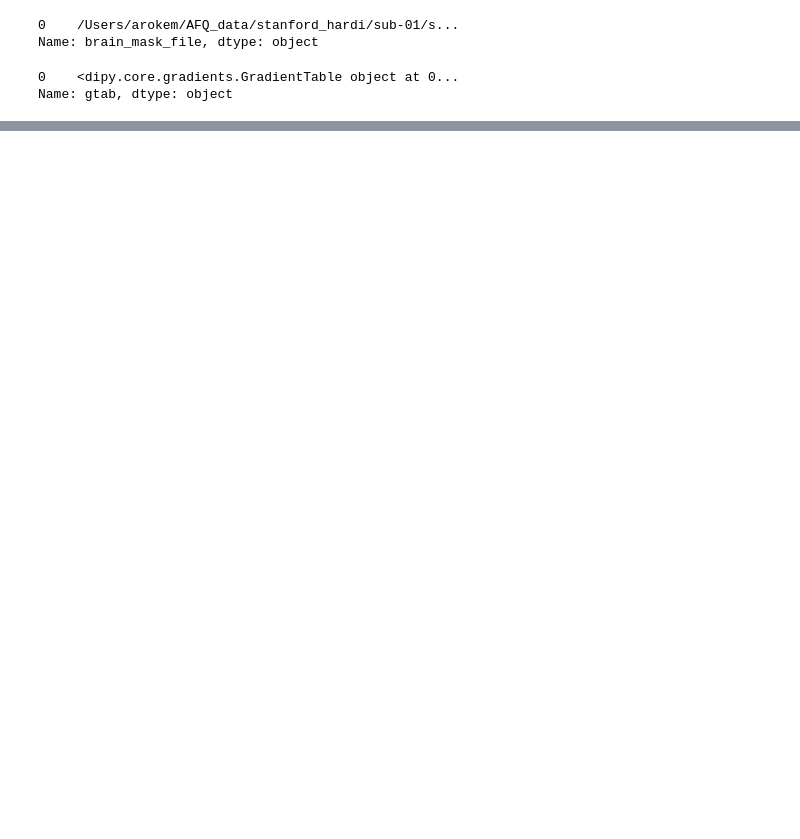
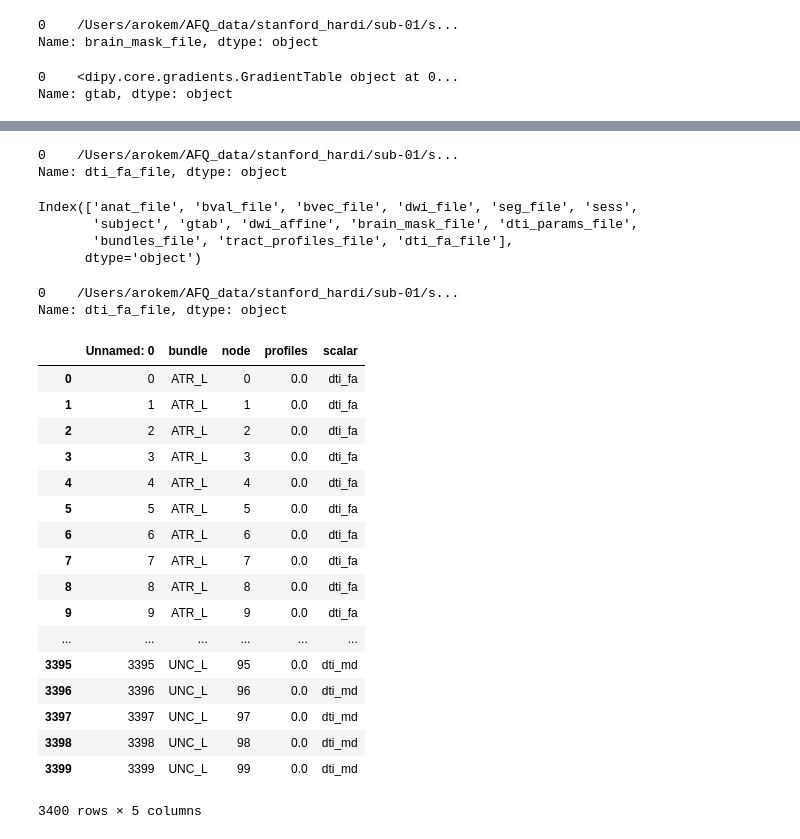
Before and after one commit to yeatmanlab/pyAFQ, a Jupyter notebook: doc/notebooks/afq-stanford-data.ipynb, the cells around one changed output, grey strips where cells are left out. Saved outputs shown, nothing was run; the diff lists cells and outputs as text; code cells hidden in the pictures; blank space fills up the shorter version.

Commit message:
Extract tract profiles into a CSV file.

```diff
--- a/doc/notebooks/afq-stanford-data.ipynb
+++ b/doc/notebooks/afq-stanford-data.ipynb
@@ -20,7 +20,8 @@ op.join(afd.afq_home, 'stanford_hard')
 # %% [output]
 '/Users/arokem/AFQ_data/stanford_hard'
 # %%
-myafq = api.AFQ(preproc_path=op.join(afd.afq_home, 'stanford_hardi'), sub_prefix='sub')
+myafq = api.AFQ(preproc_path=op.join(afd.afq_home, 'stanford_hardi'), sub_prefix='sub',
+               wm_labels=[1, 2])
 # %%
 myafq.data_frame
 # %% [output]
@@ -64,0 +61,40 @@ Segmenting: ILF_L
+# %%
+df = pd.read_csv(myafq.tract_profiles[0])
+# %%
+myafq.dti_fa
+# %% [output]
+0    /Users/arokem/AFQ_data/stanford_hardi/sub-01/s...
+Name: dti_fa_file, dtype: object
+# %%
+myafq.data_frame.keys()
+# %% [output]
+Index(['anat_file', 'bval_file', 'bvec_file', 'dwi_file', 'seg_file', 'sess',
+       'subject', 'gtab', 'dwi_affine', 'brain_mask_file', 'dti_params_file',
+       'bundles_file', 'tract_profiles_file', 'dti_fa_file'],
+      dtype='object')
+# %%
+myafq.dti_fa
+# %% [output]
+0    /Users/arokem/AFQ_data/stanford_hardi/sub-01/s...
+Name: dti_fa_file, dtype: object
+# %%
+df
+# %% [output]
+|  | Unnamed: 0 | bundle | node | profiles | scalar |
+| 0 | 0 | ATR_L | 0 | 0.0 | dti_fa |
+| 1 | 1 | ATR_L | 1 | 0.0 | dti_fa |
+| 2 | 2 | ATR_L | 2 | 0.0 | dti_fa |
+| 3 | 3 | ATR_L | 3 | 0.0 | dti_fa |
+| 4 | 4 | ATR_L | 4 | 0.0 | dti_fa |
+| 5 | 5 | ATR_L | 5 | 0.0 | dti_fa |
+| 6 | 6 | ATR_L | 6 | 0.0 | dti_fa |
+| 7 | 7 | ATR_L | 7 | 0.0 | dti_fa |
+| 8 | 8 | ATR_L | 8 | 0.0 | dti_fa |
+| 9 | 9 | ATR_L | 9 | 0.0 | dti_fa |
+| ... | ... | ... | ... | ... | ... |
+| 3395 | 3395 | UNC_L | 95 | 0.0 | dti_md |
+| 3396 | 3396 | UNC_L | 96 | 0.0 | dti_md |
+| 3397 | 3397 | UNC_L | 97 | 0.0 | dti_md |
+| 3398 | 3398 | UNC_L | 98 | 0.0 | dti_md |
+| 3399 | 3399 | UNC_L | 99 | 0.0 | dti_md |
+3400 rows × 5 columns
```
Also changed, not shown: parts of 4 cells of this notebook, 1 other file.
